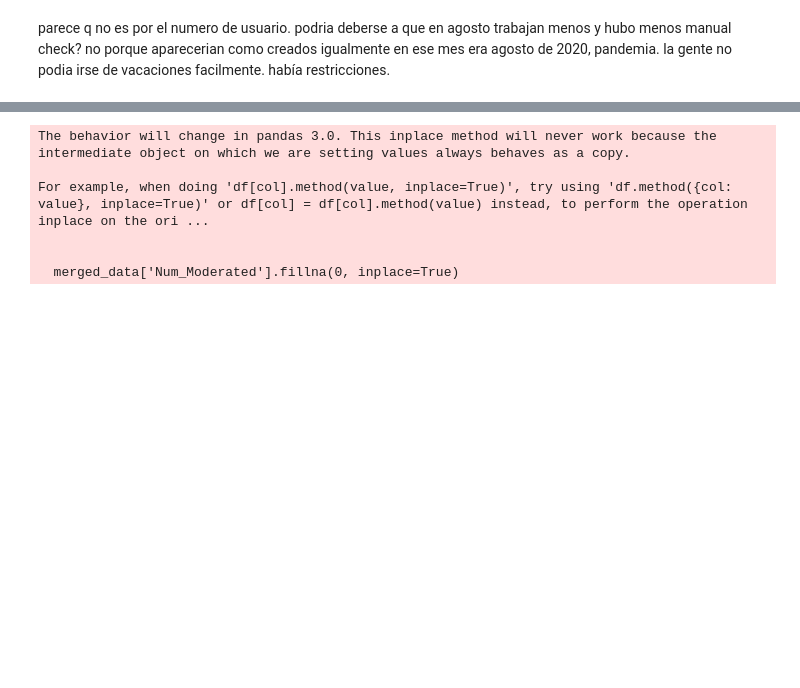
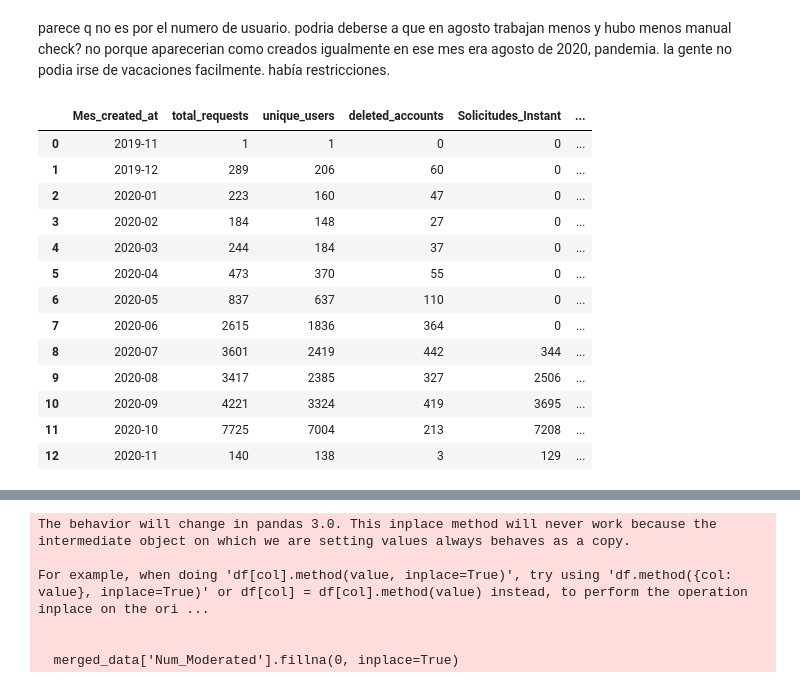
Before and after one commit to albagd77/Pasta-Loca---Proyecto-para-curso-Data-Scientist-UOC, a Jupyter notebook: Alba/cohort_analysis_alba.ipynb, the cells around one changed output, grey strips where cells are left out. Saved outputs shown, nothing was run; the diff lists cells and outputs as text; code cells hidden in the pictures; blank space fills up the shorter version.

```diff
--- a/Alba/cohort_analysis_alba.ipynb
+++ b/Alba/cohort_analysis_alba.ipynb
@@ -677,3 +678,20 @@ plt.show()
 parece q no es por el numero de usuario.
 podria deberse a que en agosto trabajan menos y hubo menos manual check? no porque aparecerian como creados igualmente en ese mes
 era agosto de 2020, pandemia. la gente no podia irse de vacaciones facilmente. había restricciones.
+# %%
+aggregated_data
+# %% [output]
+|  | Mes_created_at | total_requests | unique_users | deleted_accounts | Solicitudes_Instant | ... |
+| 0 | 2019-11 | 1 | 1 | 0 | 0 | ... |
+| 1 | 2019-12 | 289 | 206 | 60 | 0 | ... |
+| 2 | 2020-01 | 223 | 160 | 47 | 0 | ... |
+| 3 | 2020-02 | 184 | 148 | 27 | 0 | ... |
+| 4 | 2020-03 | 244 | 184 | 37 | 0 | ... |
+| 5 | 2020-04 | 473 | 370 | 55 | 0 | ... |
+| 6 | 2020-05 | 837 | 637 | 110 | 0 | ... |
+| 7 | 2020-06 | 2615 | 1836 | 364 | 0 | ... |
+| 8 | 2020-07 | 3601 | 2419 | 442 | 344 | ... |
+| 9 | 2020-08 | 3417 | 2385 | 327 | 2506 | ... |
+| 10 | 2020-09 | 4221 | 3324 | 419 | 3695 | ... |
+| 11 | 2020-10 | 7725 | 7004 | 213 | 7208 | ... |
+| 12 | 2020-11 | 140 | 138 | 3 | 129 | ... |
```
Also changed, not shown: parts of 11 cells of this notebook.
